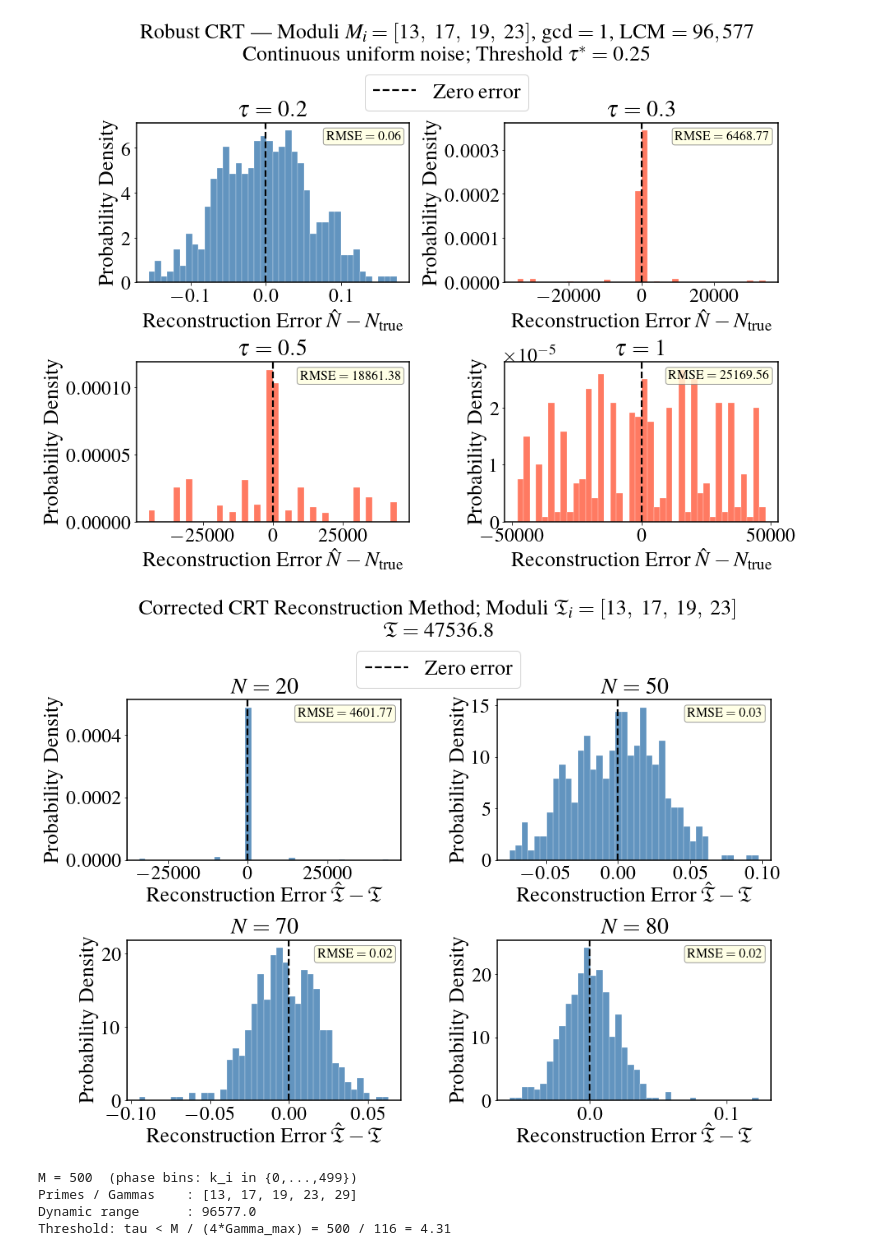
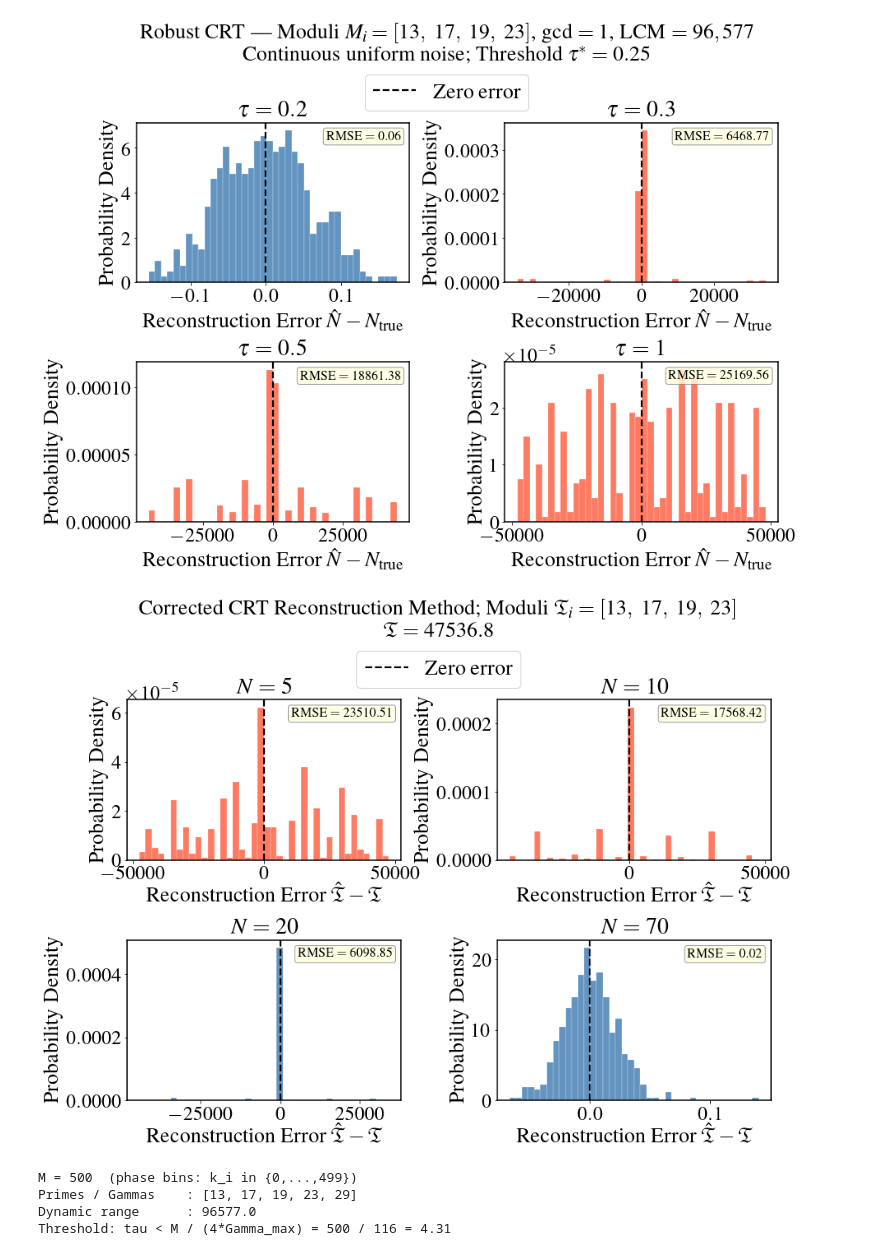
Before and after one commit to garyang3/crt-optimizer, a Jupyter notebook: CRT_error_test_fixed.ipynb, the cells around one changed output. Saved outputs shown, nothing was run; the diff lists cells and outputs as text; code cells hidden in the pictures.

```diff
--- a/CRT_error_test_fixed.ipynb
+++ b/CRT_error_test_fixed.ipynb
@@ -520,7 +520,7 @@ def sample_popt(N_param, size, rng, n_grid=400000):
     return np.interp(rng.uniform(size=size), cdf, T_grid)
 
 N_true    = 47536.8
-N_values  = [20, 50, 70, 80]   # larger N → tighter P_opt distribution
+N_values  = [5, 10, 20, 70]   # larger N → tighter P_opt distribution
 
 fig, axes = plt.subplots(2, 2, figsize=(14, 10))
 plt.subplots_adjust(hspace=0.5, wspace=0.35, top=0.80)
@@ -547,34 +547,34 @@ for idx, N_param in enumerate(N_values):
     errors_arr = np.array(errors, dtype=float)
     rmse       = np.sqrt(np.mean(errors_arr ** 2))
     ax.hist(errors_arr, bins=40, color=color, edgecolor='white',
             linewidth=0.3, alpha=0.85, density=True)
     line = ax.axvline(0, color='black', linestyle='--', linewidth=2.2,
                       label='Zero error')
     if legend_handle is None:
         legend_handle = line
     ax.text(0.97, 0.95, rf'RMSE $= {rmse:.2f}$', transform=ax.transAxes,
             ha='right', va='top', fontsize=16,
             bbox=dict(boxstyle='round,pad=0.2', facecolor='lightyellow',
                       edgecolor='gray', alpha=0.8))
 
     ax.set_title(rf'$N = {N_param}$', pad=8)
     ax.set_xlabel(r'Reconstruction Error $\hat{\mathfrak{T}} - \mathfrak{{T}}$')
     ax.set_ylabel('Probability Density')
 
 fig.suptitle(
     rf'Corrected CRT Reconstruction Method; Moduli $\mathfrak{{T}}_i = {moduli_str}$'
     + '\n' +
     rf'$\mathfrak{{T}} = {N_true}$',
     fontsize=26, fontweight='bold', y=0.97
 )
 fig.legend(handles=[legend_handle], loc='upper center',
            bbox_to_anchor=(0.5, 0.9), ncol=1, framealpha=0.9, fontsize=26)
 
 fig.savefig('CRT_popt_simulation.svg', bbox_inches='tight')
 fig.savefig('CRT_popt_simulation.pdf', bbox_inches='tight')
 plt.show()
 # %% [output]
-[figure, old version]
+[figure, new version]
 # %%
 import numpy as np
 import matplotlib.pyplot as plt
```
Also changed, not shown: 2 other files.
